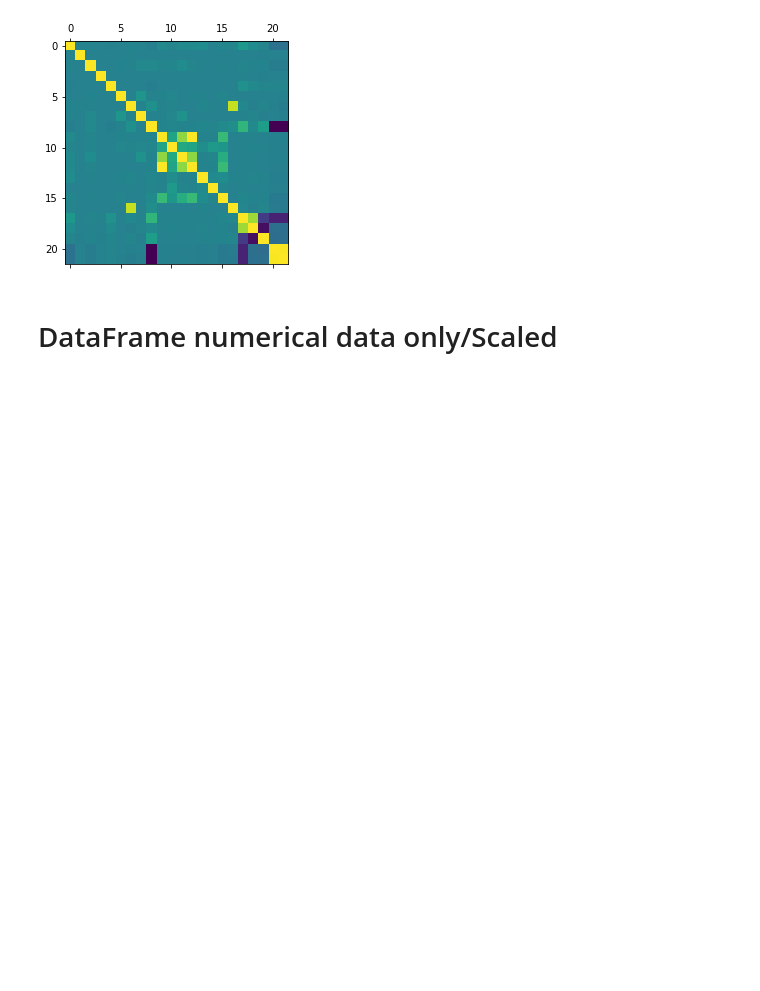
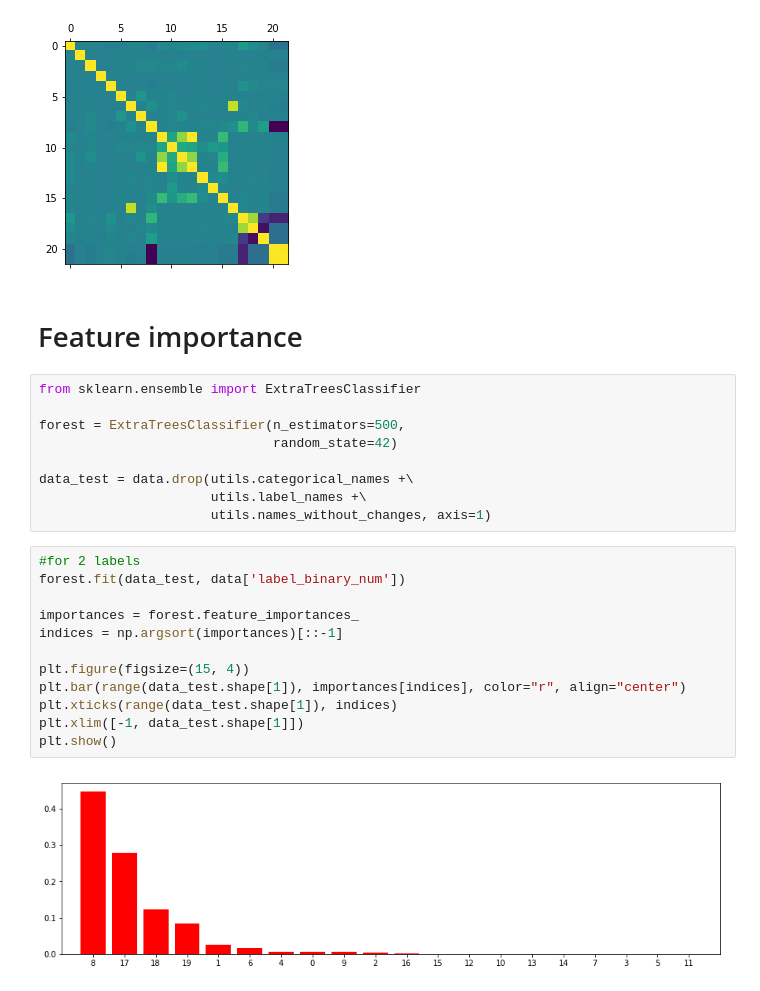
Before and after one commit to chinskiy/KDD-99, a Jupyter notebook: exploratory_analysis.ipynb, the cells around one changed output. Saved outputs shown, nothing was run; the diff lists cells and outputs as text; blank space fills up the shorter version.

Commit message:
add feature importance graphs(using ET classifier)

```diff
--- a/exploratory_analysis.ipynb
+++ b/exploratory_analysis.ipynb
@@ -305,5 +306,28 @@ plt.matshow(data.drop(utils.categorical_names + \
 # %% [output]
 <matplotlib.image.AxesImage at 0x...>
 [figure]
-# %% [markdown]
-# DataFrame numerical data only/Scaled
+# %% [markdown]
+# Feature importance
+# %%
+from sklearn.ensemble import ExtraTreesClassifier
+
+forest = ExtraTreesClassifier(n_estimators=500,
+                              random_state=42)
+
+data_test = data.drop(utils.categorical_names +\
+                      utils.label_names +\
+                      utils.names_without_changes, axis=1)
+# %%
+#for 2 labels
+forest.fit(data_test, data['label_binary_num'])
+
+importances = forest.feature_importances_
+indices = np.argsort(importances)[::-1]
+
+plt.figure(figsize=(15, 4))
+plt.bar(range(data_test.shape[1]), importances[indices], color="r", align="center")
+plt.xticks(range(data_test.shape[1]), indices)
+plt.xlim([-1, data_test.shape[1]])
+plt.show()
+# %% [output]
+[figure, added]
```
Also changed, not shown: parts of 8 cells of this notebook, 1 other file.
